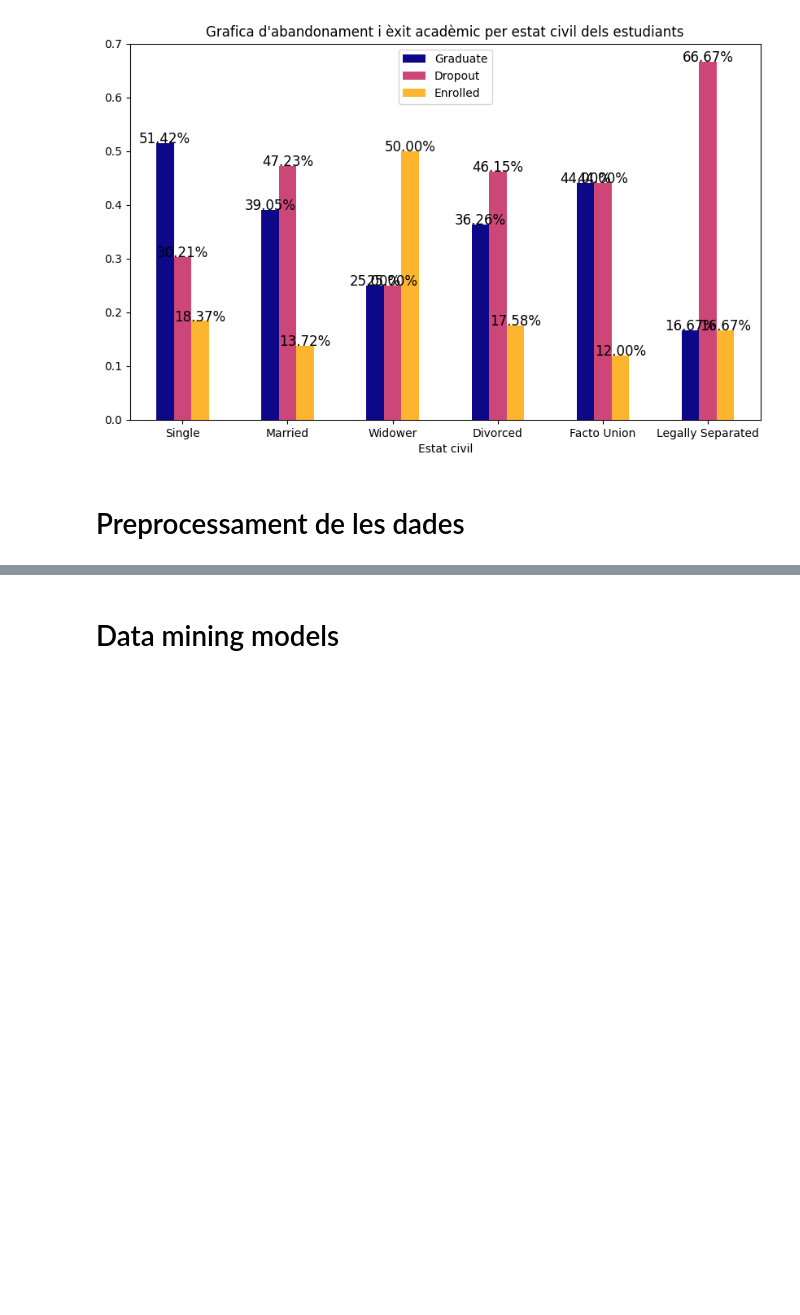
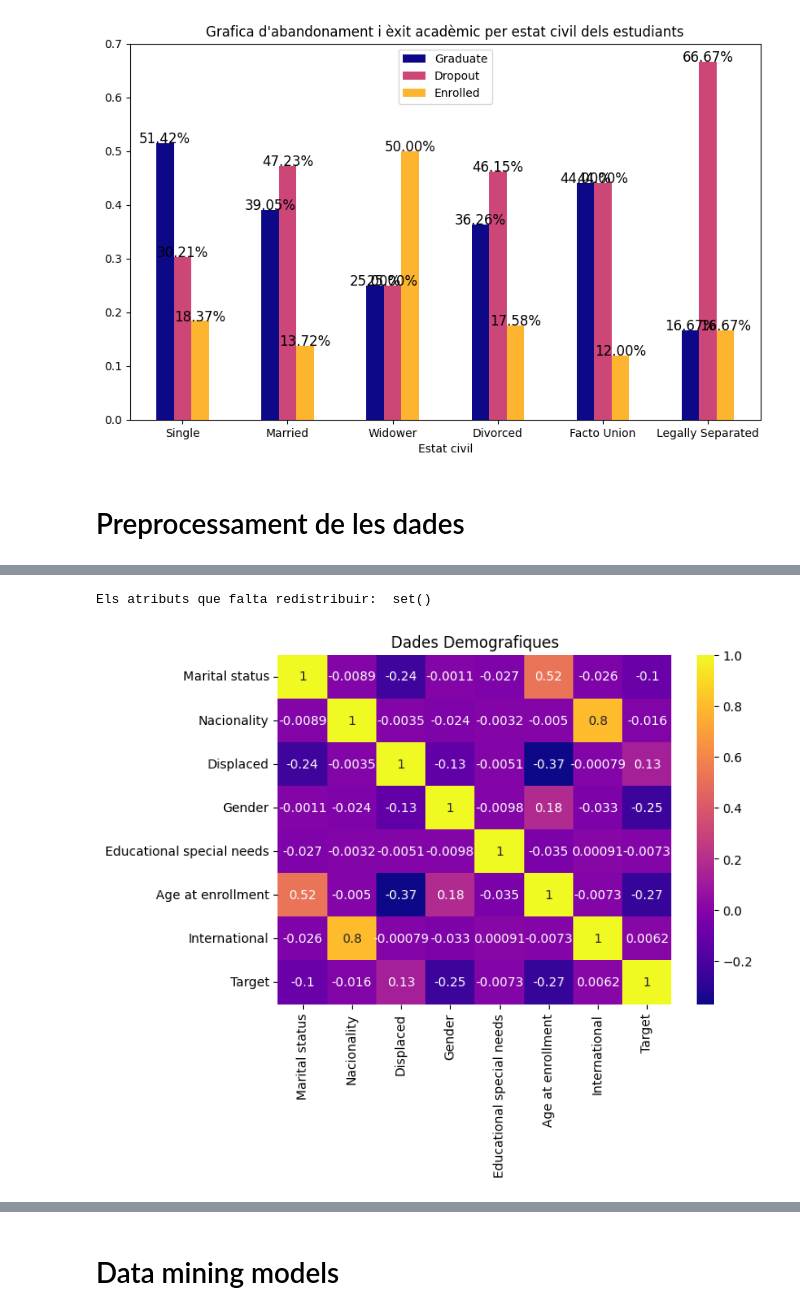
Before and after one commit to Mariona-FT/Data-Mining-MIDA, a Jupyter notebook: Projecte mida_NOU.ipynb, the cells around one changed output, grey strips where cells are left out. Saved outputs shown, nothing was run; the diff lists cells and outputs as text; code cells hidden in the pictures; blank space fills up the shorter version.

```diff
--- a/Projecte mida_NOU.ipynb
+++ b/Projecte mida_NOU.ipynb
@@ -639,0 +737,45 @@ Si llista (Index:[]) esta buida significa que no hi ha cap fila duplicada
+# %%
+#Dividir els atributs per tipus i veure la seva relació amb l'objectiu
+
+#Dades demogràfiques
+demo= dades_p[["Marital status", "Nacionality", "Displaced", "Gender",
+              "Educational special needs", "Age at enrollment", "International", "Target"]]
+
+#Dades Socio Economiques
+soec=dades_p[["Mother's qualification", "Father's qualification", "Mother's occupation",
+             "Father's occupation",
+      "Debtor", "Tuition fees up to date", "Scholarship holder", "Target"]]
+
+#Dades academiques
+acad=dades_p[['Application mode', 'Application order', 'Course', 'Daytime/evening attendance\t',
+             'Previous qualification','Previous qualification (grade)',
+       'Curricular units 1st sem (credited)',
+       'Curricular units 1st sem (enrolled)',
+       'Curricular units 1st sem (evaluations)',
+       'Curricular units 1st sem (approved)',
+       'Curricular units 1st sem (grade)',
+       'Curricular units 1st sem (without evaluations)',
+       'Curricular units 2nd sem (credited)',
+       'Curricular units 2nd sem (enrolled)',
+       'Curricular units 2nd sem (evaluations)',
+       'Curricular units 2nd sem (approved)',
+       'Curricular units 2nd sem (grade)',
+       'Curricular units 2nd sem (without evaluations)', 'Target']]
+
+#Dades del proces inscripció
+insc=dades_p[['Unemployment rate', 'Inflation rate','Admission grade','GDP','Target']]
+
+#Comprovar que tots els atributs han estat redistribuits
+atributs_falten = set(dades_p.columns) - set(soec.columns)- set(demo.columns)- set(acad.columns)- set(insc.columns)
+print("Els atributs que falta redistribuir: ",atributs_falten)
+# %% [output]
+Els atributs que falta redistribuir:  set()
+# %%
+#Veure la relació amb l'objectiu fent servir matrius de corelació- heatmaps
+
+fig, ax = plt.subplots(figsize=(7,5))
+sns.heatmap(demo.corr(), annot=True, cmap="plasma")
+plt.title("Dades Demografiques")
+plt.show()
+# %% [output]
+[figure, added]
```
Also changed, not shown: parts of 22 cells of this notebook.
